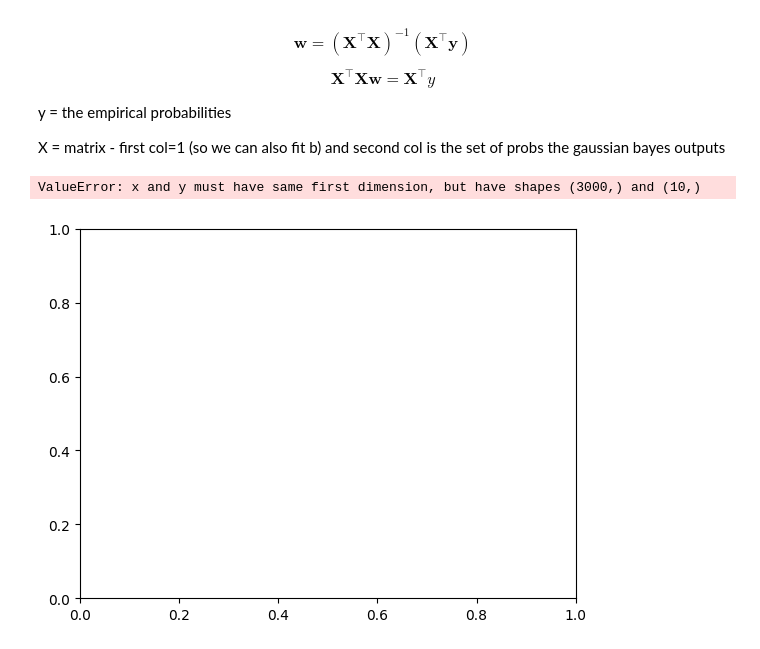
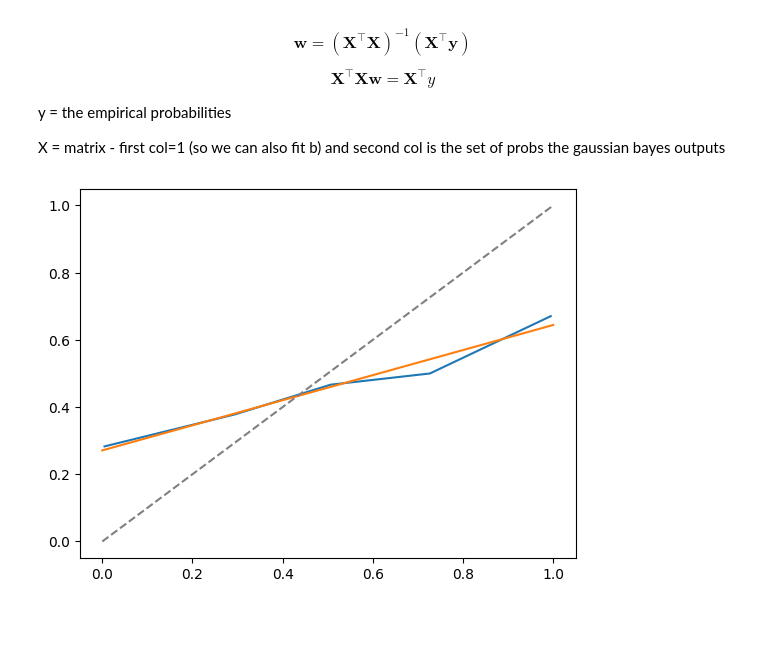
Before and after one commit to snailarani/cs342-project, a Jupyter notebook: project.ipynb, the cells around one changed output. Cells and saved outputs as stored; diff of their text form; code cells hidden in the pictures; blank space fills up the shorter version.

```diff
--- a/project.ipynb
+++ b/project.ipynb
@@ -241,6 +241,8 @@ def compute_pred_probabilities(features, label, label_class):
 
         # run softmax for normalisation
         prob = softmax(log_probs)[label_class]
+        # clip to prevent under/overflow
+        prob = np.clip(prob, 1e-15, 1 - (1e-15))
         pred_probs.append(prob)
 
     return np.array(pred_probs)
@@ -248,8 +250,10 @@ def compute_pred_probabilities(features, label, label_class):
 
 # puts data into bins and returns the list of bins of which each value was assigned
 def bin_data(values):
+
     bins = np.linspace(0, 1, NUM_BINS+1)
-    bin_indices = np.digitize(values, bins) #right=True
+    bin_indices = np.digitize(values, bins, right=True)
+
     return bins, bin_indices
 
 
@@ -260,15 +264,10 @@ def plot_reliability_graph(model_pred, empirical_prob, feature, class_label):
     plt.ylabel("Empirical Probability for " + feature + " = " + str(class_label))
     plt.show()
 
-# pred_prob = compute_pred_probabilities(calibration_embed, "Smiling", -1)
-# pred, emp, count = compute_calibration(pred_prob, calibration_labels, "Smiling")
-# plot_reliability_graph(pred, emp, "Smiling", -1)
 
 pred_prob = compute_pred_probabilities(calibration_embed, "Smiling", 1)
 pred, emp, count = compute_calibration(pred_prob, calibration_labels, "Smiling")
 plot_reliability_graph(pred, emp, "Smiling", 1)
 
 bins, bin_indices = bin_data(pred_prob)
-print(pred_prob[:10])
-print(bin_indices[:10])
 # %% [output]
@@ -378,38 +374,39 @@ X = matrix - first col=1 (so we can also fit b) and second col is the set of pro
 # Part D
 # First with bins
 
-NUM_BINS = 10
+NUM_BINS = 5
 
 #pred_prob - mean of the binned outputs of gnd on calib_data
 #empirical_prob - means of the binned empirical probabiliteis
 
 def fit_calib_parameters(pred_prob, empirical_prob):
     bias_col = np.ones(len(pred_prob))
     x = np.column_stack([bias_col, pred_prob])
     y = empirical_prob
 
     x_trans = np.transpose(x)
 
     comp_1 = np.matmul(x_trans, x)
     comp_2 = np.matmul(x_trans, y)
 
     w = np.matmul(np.linalg.inv(comp_1), comp_2)
 
     return w
 
 pred_prob = compute_pred_probabilities(calibration_embed, "Smiling", 1)
 pred, emp, count = compute_calibration(pred_prob, calibration_labels, "Smiling")
 
 b, a = (fit_calib_parameters(pred, emp))
+calibrated_pred = np.clip(a*pred_prob + b, 0, 1)
 
-new_pred = np.clip(a*pred_prob + b, 0, 1)
+plt.plot(pred, emp)
 
+x_line = np.linspace(0, 1, 100)
+y_line = a * x_line + b
+plt.plot(x_line, y_line)
 
-plt.plot(new_pred, emp, label='Model calibration')
-# plt.plot([0, 1], [0, 1], '--', color='gray')
-# plt.xlabel("Model Prediction for " + feature + " = " + str(class_label))
-# plt.ylabel("Empirical Probability for " + feature + " = " + str(class_label))
+plt.plot([0, 1], [0, 1], '--', color='gray')
+
 plt.show()
 # %% [output]
-ValueError: x and y must have same first dimension, but have shapes (3000,) and (10,)
-[figure, old version]
+[figure, new version]
```
Also changed, not shown: parts of 4 cells of this notebook.
